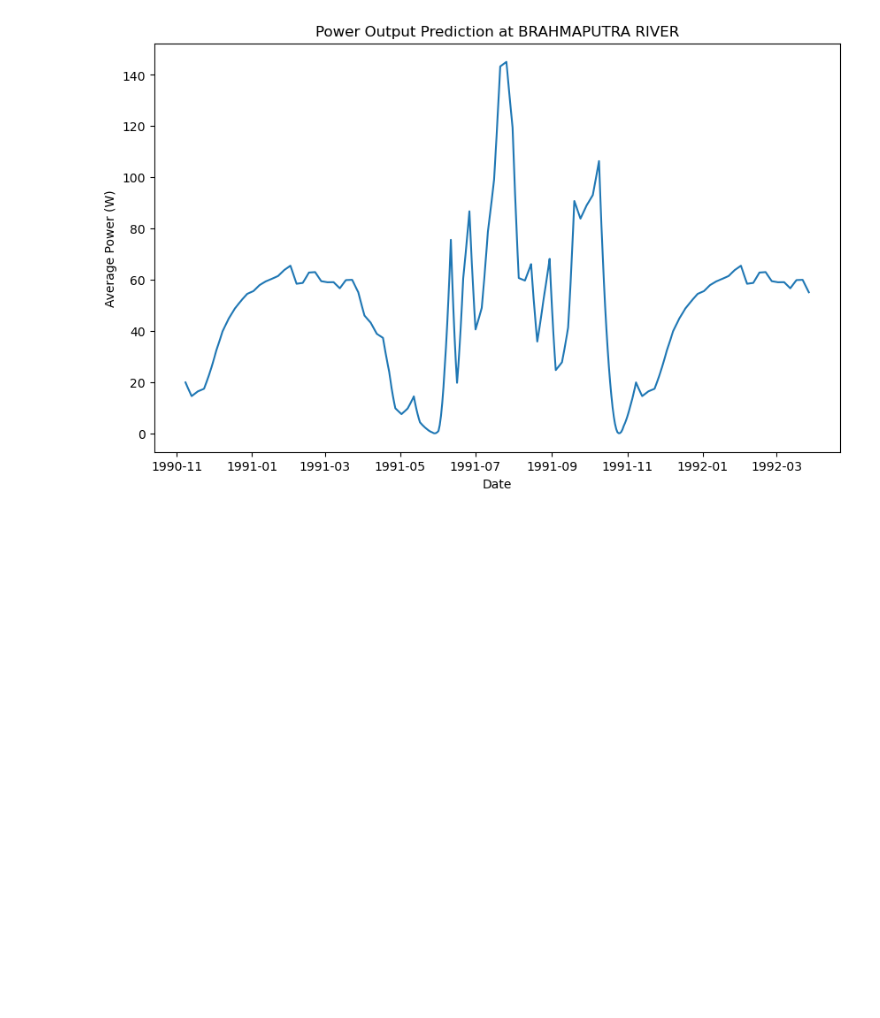
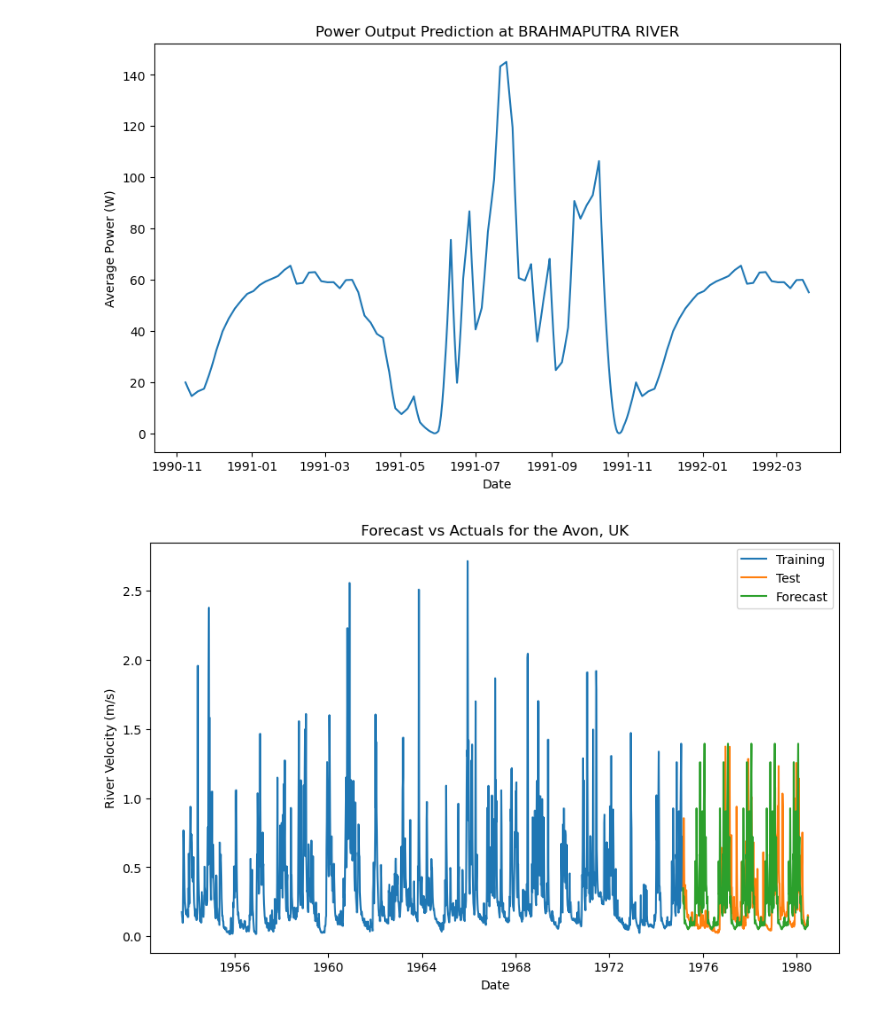
Before and after one commit to pilipb/DP5-code, a Jupyter notebook: long_term.ipynb, the cells around one changed output. Saved outputs shown, nothing was run; the diff lists cells and outputs as text; code cells hidden in the pictures; blank space fills up the shorter version.

```diff
--- a/long_term.ipynb
+++ b/long_term.ipynb
@@ -136,3 +136,32 @@ Monthly Energy Output (kWh) during peak season: 91.37903520698866
 --------------Comparison--------------
 Average household per capita of around 497 kWh per year in BD (2021)
 [figure]
+# %%
+# uk river example
+metadata, data = read_data_from_csv('DATA/53001_gdf.csv')
+station_info, parsed_data = process_data_from_csv(metadata, data)
+
+lat1 = station_info['Latitude (DD)']
+long1 = station_info['Longitude (DD)']
+
+slope = calc_slope(lat1, long1, 0.01)
+Q = parsed_data['Value'].mean() # average discharge m^3/s
+W = 8 # width in meters
+S = slope # slope at location
+D = (Q / (W**1.02 * S**0.35))**(1/1.74) # depth in meters
+parsed_data['Velocity'] = parsed_data['Value'] / (W * D) # velocity in m/s
+parsed_data = downsample(parsed_data)
+train, test = split_data(parsed_data, split=0.8)
+model = arima_model(train, order=(2,0,2), seasonal_order=(0,1,0,73))
+forecast_data = forecast(model, test)
+plt.figure(figsize=(10,6))
+plt.plot(train.dropna(),  label='Training')
+plt.plot(test.dropna(), label='Test')
+plt.plot(forecast_data, label='Forecast')
+plt.title('Forecast vs Actuals for the %s' % 'Avon, UK')
+plt.ylabel('River Velocity (m/s)')
+plt.xlabel('Date')
+plt.legend()
+plt.show()
+# %% [output]
+[figure, added]
```
Also changed, not shown: parts of 1 cell of this notebook, 2 other files.
